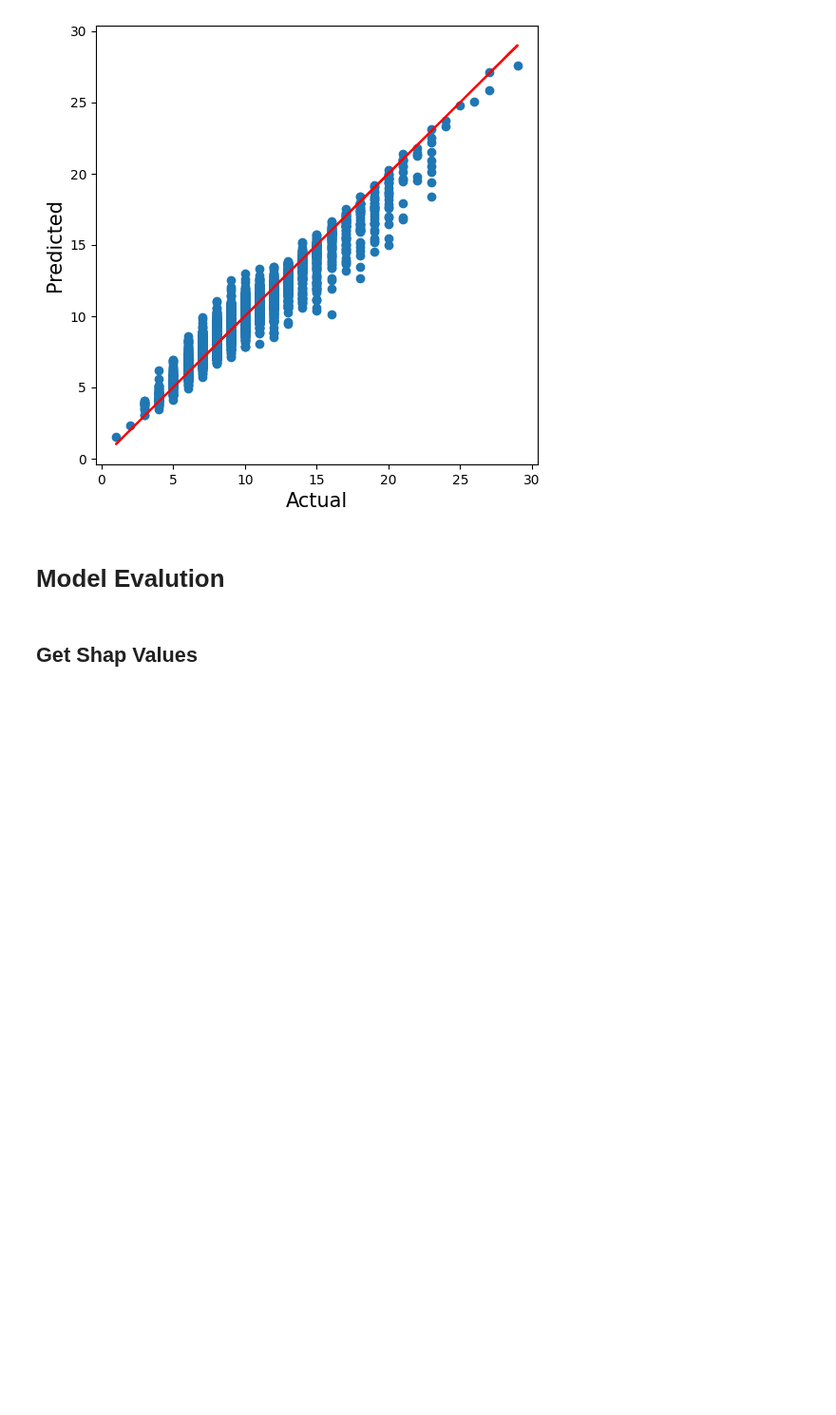
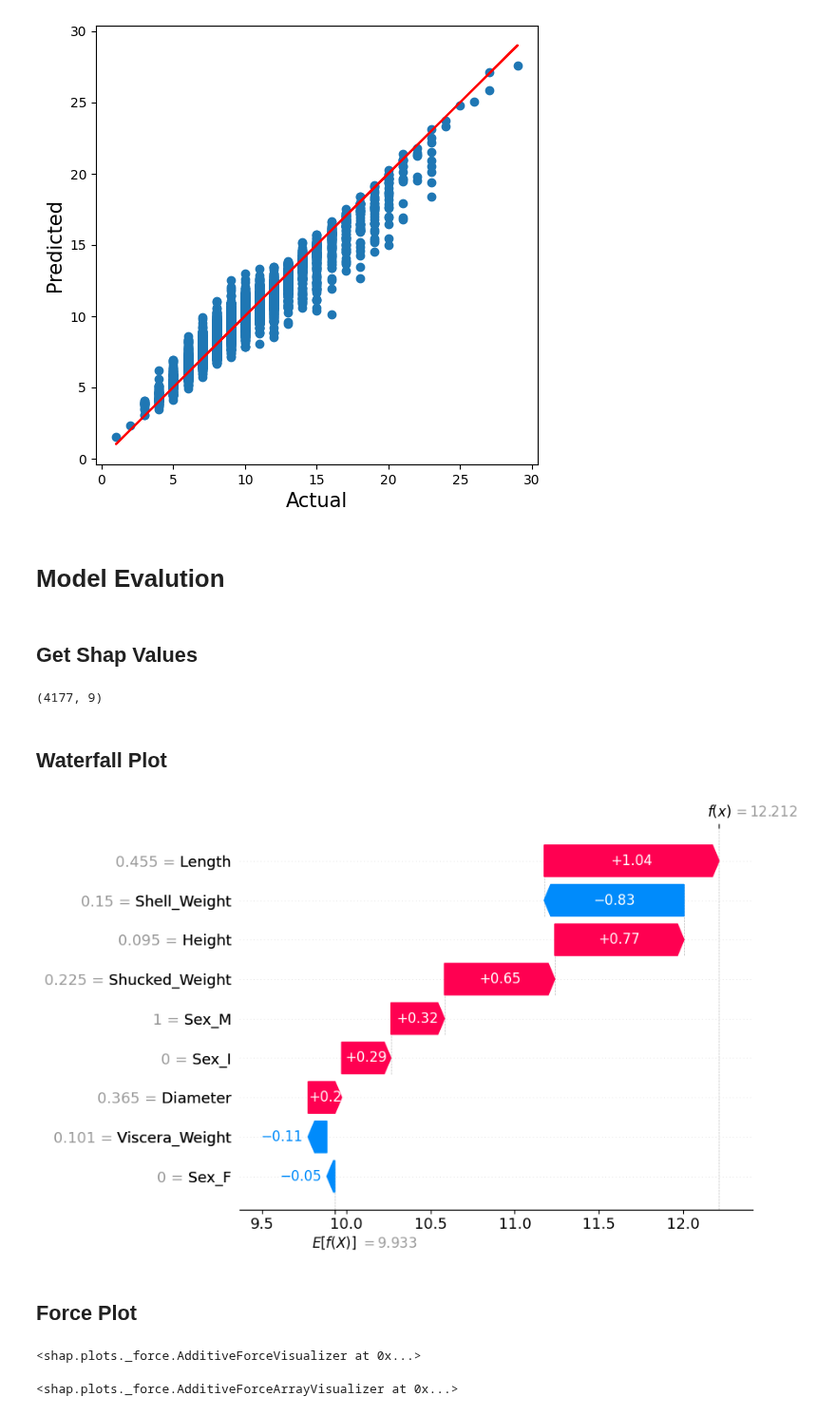
Before and after one commit to akshayyewle/Machine-Learning, a Jupyter notebook: 16 SHAP Introduction With Python/SHAP For Regression Models.ipynb, the cells around one changed output. Shown at 95% size. Drawn from its saved outputs; the diff is of its cells as text; code cells hidden in the pictures; blank space fills up the shorter version.

```diff
--- a/16 SHAP Introduction With Python/SHAP For Regression Models.ipynb
+++ b/16 SHAP Introduction With Python/SHAP For Regression Models.ipynb
@@ -183,4 +186,26 @@ plt.show()
 ## **Get Shap Values**
 # %%
 explainer = shap.Explainer(model01)
-shap_values = explainer(X_test)
+shap_values = explainer(X)
+
+print(shap_values.shape)    # One Shape Value For Each Observation
+# %% [output]
+(4177, 9)
+# %% [markdown]
+## **Waterfall Plot**
+# %%
+# Explanation For First Observation
+shap.plots.waterfall(shap_values[0])
+# %% [output]
+[figure, added]
+# %% [markdown]
+## **Force Plot**
+# %%
+shap.plots.force(shap_values[0])
+# %% [output]
+<shap.plots._force.AdditiveForceVisualizer at 0x...>
+# %%
+# Stacked Force Plot
+shap.plots.force(shap_values[0:100])
+# %% [output]
+<shap.plots._force.AdditiveForceArrayVisualizer at 0x...>
```
Also changed, not shown: parts of 6 cells of this notebook.
